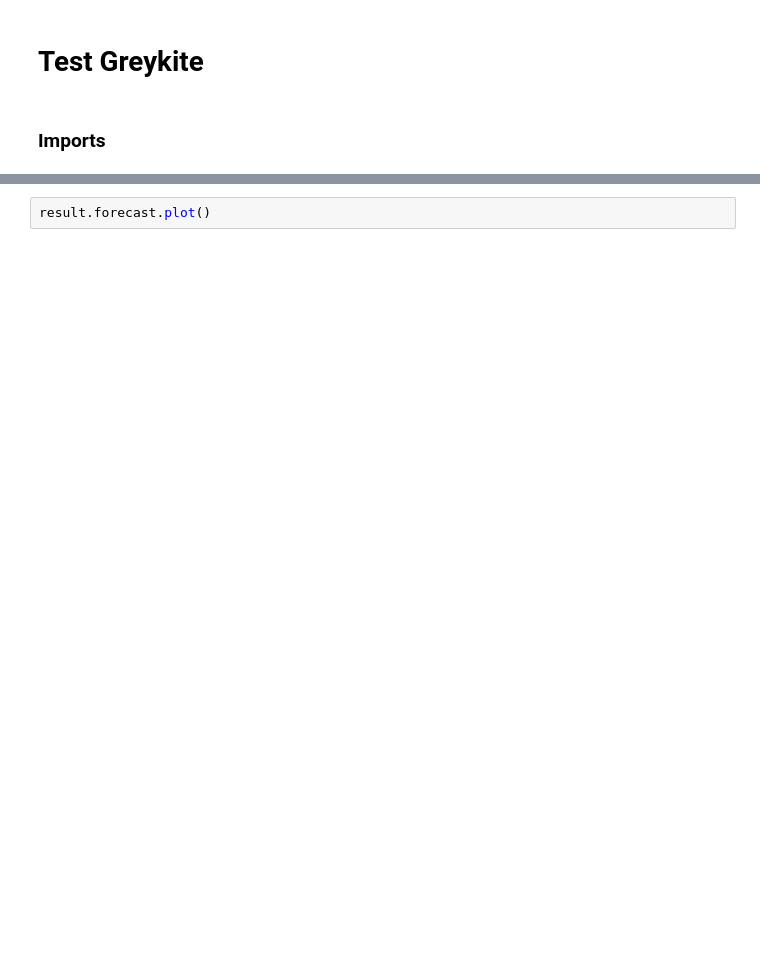
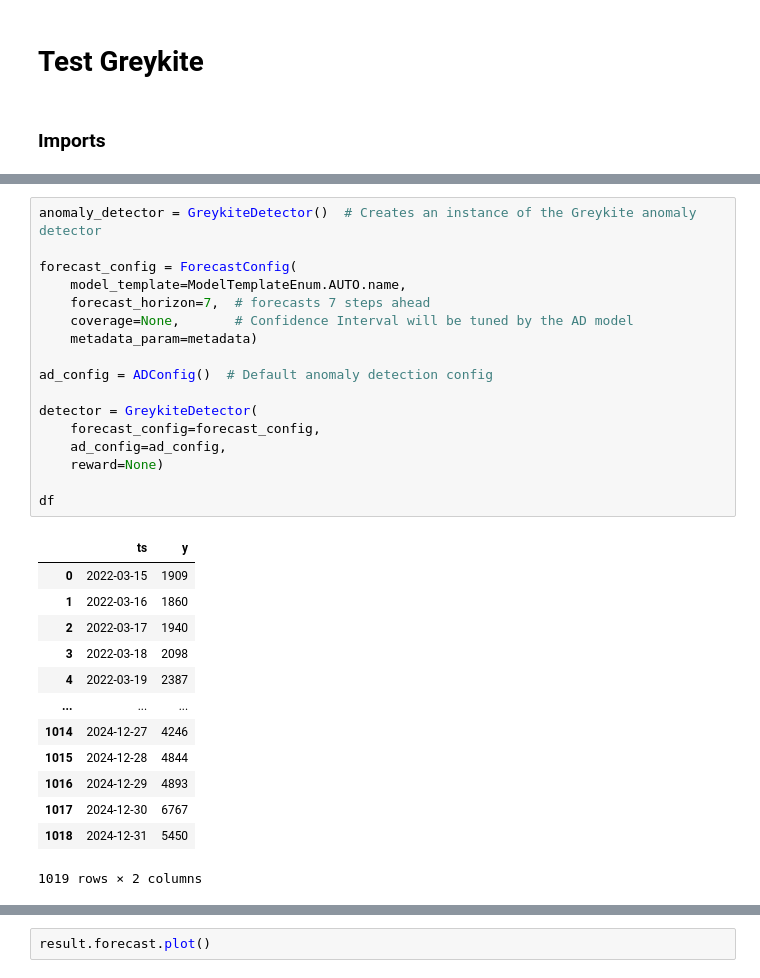
Before and after one commit to darkel61/3mit_ai_testing, a Jupyter notebook: retail.ipynb, the cells around one changed output, grey strips where cells are left out. Saved outputs shown, nothing was run; the diff lists cells and outputs as text; blank space fills up the shorter version.

Commit message:
auto anomalies

```diff
--- a/retail.ipynb
+++ b/retail.ipynb
@@ -65,0 +89,31 @@ metadata = MetadataParam(
+# %%
+anomaly_detector = GreykiteDetector()  # Creates an instance of the Greykite anomaly detector
+
+forecast_config = ForecastConfig(
+    model_template=ModelTemplateEnum.AUTO.name,
+    forecast_horizon=7,  # forecasts 7 steps ahead
+    coverage=None,       # Confidence Interval will be tuned by the AD model
+    metadata_param=metadata)
+
+ad_config = ADConfig()  # Default anomaly detection config
+
+detector = GreykiteDetector(
+    forecast_config=forecast_config,
+    ad_config=ad_config,
+    reward=None)
+
+df
+# %% [output]
+|  | ts | y |
+| 0 | 2022-03-15 | 1909 |
+| 1 | 2022-03-16 | 1860 |
+| 2 | 2022-03-17 | 1940 |
+| 3 | 2022-03-18 | 2098 |
+| 4 | 2022-03-19 | 2387 |
+| ... | ... | ... |
+| 1014 | 2024-12-27 | 4246 |
+| 1015 | 2024-12-28 | 4844 |
+| 1016 | 2024-12-29 | 4893 |
+| 1017 | 2024-12-30 | 6767 |
+| 1018 | 2024-12-31 | 5450 |
+1019 rows × 2 columns
```
Also changed, not shown: parts of 11 cells of this notebook, 3 other files.
